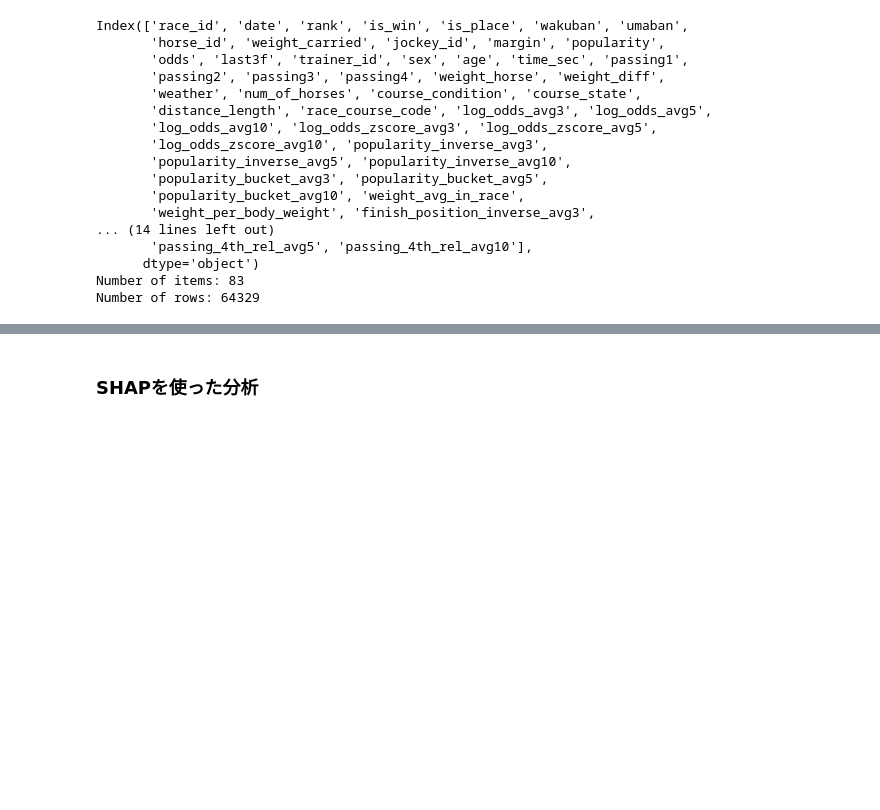
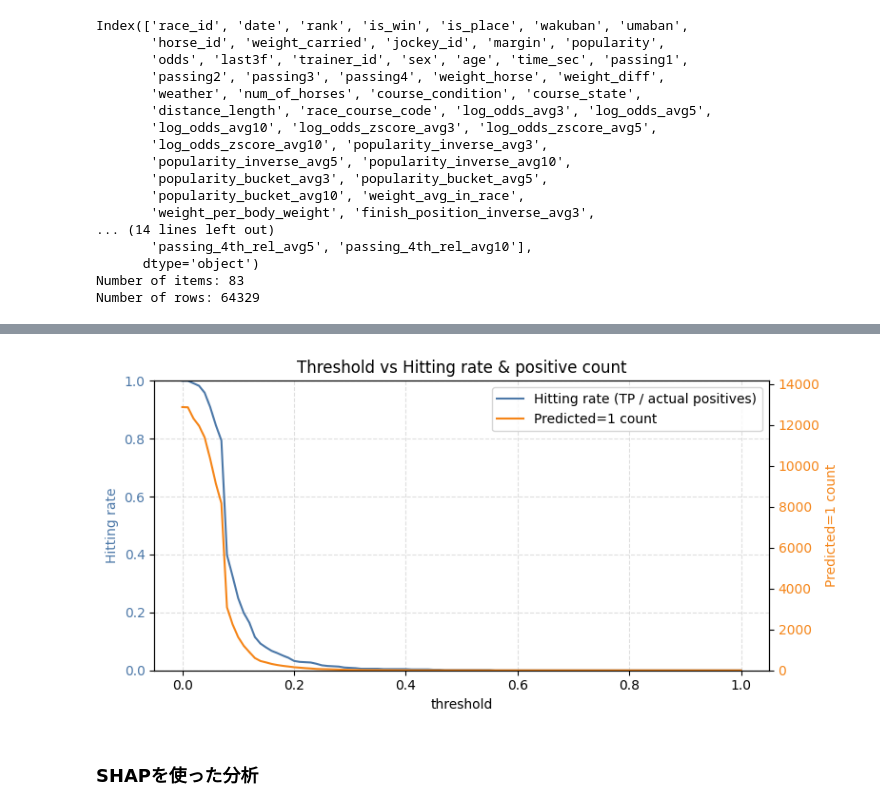
Before and after one commit to Nagishi777/mykeibaAI, a Jupyter notebook: src/05_predict_rank.ipynb, the cells around one changed output, grey strips where cells are left out. Drawn from its saved outputs; the diff is of its cells as text; code cells hidden in the pictures; blank space fills up the shorter version.

```diff
--- a/src/05_predict_rank.ipynb
+++ b/src/05_predict_rank.ipynb
@@ -122,3 +135,42 @@ plt.show()
+# %%
+import numpy as np
+import matplotlib.pyplot as plt
+
+# Hitting rate = TP / actual positives (user definition)
+thresholds = np.linspace(0, 1, 101)
+hitting_rates = []
+pred_positive_counts = []
+actual_positives = (results["actual"] == 1).sum()
+
+for t in thresholds:
+    preds = (results["predicted_prob"] >= t).astype(int)
+    tp = ((preds == 1) & (results["actual"] == 1)).sum()
+    pred_pos = (preds == 1).sum()
+    hitting_rates.append(tp / actual_positives if actual_positives > 0 else 0)
+    pred_positive_counts.append(pred_pos)
+
+fig, ax1 = plt.subplots(figsize=(8, 4))
+ax1.plot(thresholds, hitting_rates, color="#4C78A8", label="Hitting rate (TP / actual positives)")
+ax1.set_xlabel("threshold")
+ax1.set_ylabel("Hitting rate", color="#4C78A8")
+ax1.tick_params(axis="y", labelcolor="#4C78A8")
+ax1.set_ylim(0, 1)
+
+ax2 = ax1.twinx()
+ax2.plot(thresholds, pred_positive_counts, color="#F58518", label="Predicted=1 count")
+ax2.set_ylabel("Predicted=1 count", color="#F58518")
+ax2.tick_params(axis="y", labelcolor="#F58518")
+ax2.set_ylim(0, max(pred_positive_counts) * 1.1)
+
+lines = ax1.get_lines() + ax2.get_lines()
+labels = [line.get_label() for line in lines]
+ax1.legend(lines, labels, loc="upper right")
+ax1.grid(axis="both", linestyle="--", alpha=0.4)
+plt.title("Threshold vs Hitting rate & positive count")
+plt.tight_layout()
+plt.show()
+# %% [output]
+[figure, added]
 # %% [markdown]
 ### SHAPを使った分析
 # %%
```
Also changed, not shown: parts of 6 cells of this notebook.
